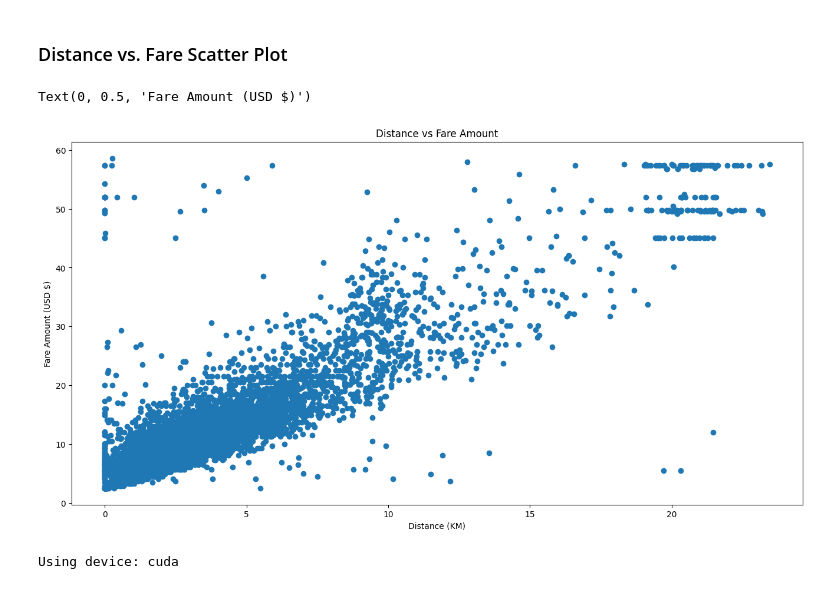
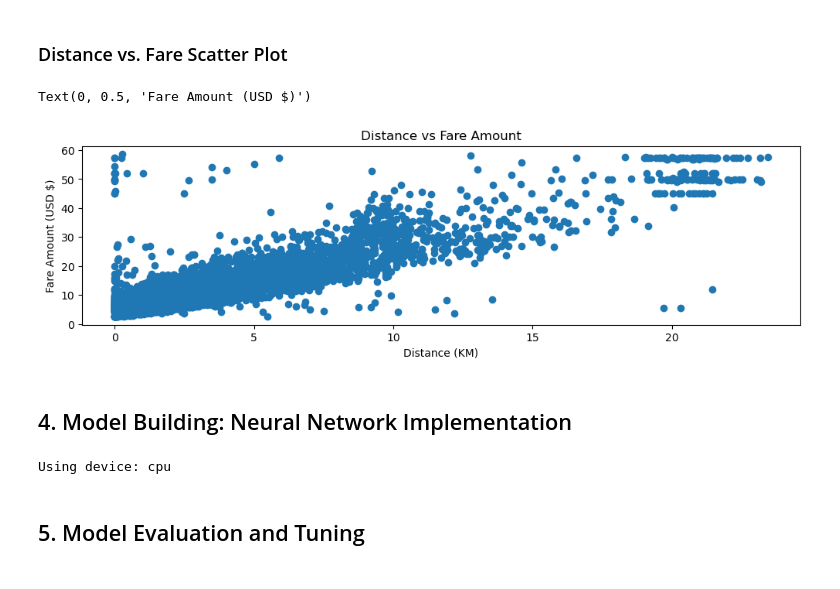
Before and after one commit to Mannvika/FinalProject, a Jupyter notebook: FinalProject.ipynb, the cells around one changed output. Drawn from its saved outputs; the diff is of its cells as text; code cells hidden in the pictures.

```diff
--- a/FinalProject.ipynb
+++ b/FinalProject.ipynb
@@ -237,12 +267,12 @@ plt.show()
 # %% [markdown]
 ### Distance vs. Fare Scatter Plot
 # %%
-# Plot distance vs fare's
-plt.figure(figsize=(16, 8))
+# Plot distance vs fare cost
+plt.figure(figsize=(12, 3))
 plt.scatter(df['distance_km'], df['fare_amount'])
 plt.title('Distance vs Fare Amount')
 plt.xlabel('Distance (KM)')
 plt.ylabel('Fare Amount (USD $)')
 # %% [output]
 Text(0, 0.5, 'Fare Amount (USD $)')
-[figure, old version]
+[figure, new version]
@@ -256,8 +279,14 @@ import matplotlib.pyplot as plt
+# %% [markdown]
+## 4. Model Building: Neural Network Implementation
 # %%
 # Define features and target
 features = ['distance_km', 'pickup_cluster', 'dropoff_cluster', 'hour', 'day', 'weekday', 'month', 'is_peak_hour']
 X = df[features].values
 y = df['fare_amount'].values
+
+# Re-normalize the features
+df[['distance_km', 'pickup_latitude', 'pickup_longitude', 'dropoff_latitude', 'dropoff_longitude']] = scaler.fit_transform(
+        df[['distance_km', 'pickup_latitude', 'pickup_longitude', 'dropoff_latitude', 'dropoff_longitude']])
 
 # Train-test split
 X_train, X_val, y_train, y_val = train_test_split(X, y, test_size=0.2, random_state=42)
@@ -271,6 +300,6 @@ y_train_tensor = torch.tensor(y_train, dtype=torch.float32).view(-1, 1).to(devic
 X_val_tensor = torch.tensor(X_val, dtype=torch.float32).to(device)
 y_val_tensor = torch.tensor(y_val, dtype=torch.float32).view(-1, 1).to(device)
 # %% [output]
-Using device: cuda
+Using device: cpu
 # %%
 class TaxiFarePredictionNN(nn.Module):
@@ -295,6 +327,8 @@ class TaxiFarePredictionNN(nn.Module):
 model = TaxiFarePredictionNN().to(device)
 criterion = nn.L1Loss()
 optimizer = optim.Adam(model.parameters(), lr=0.001)
+# %% [markdown]
+## 5. Model Evaluation and Tuning
 # %%
 epochs = 50
 batch_size = 32
```
Also changed, not shown: parts of 35 cells of this notebook, 1 other file.
